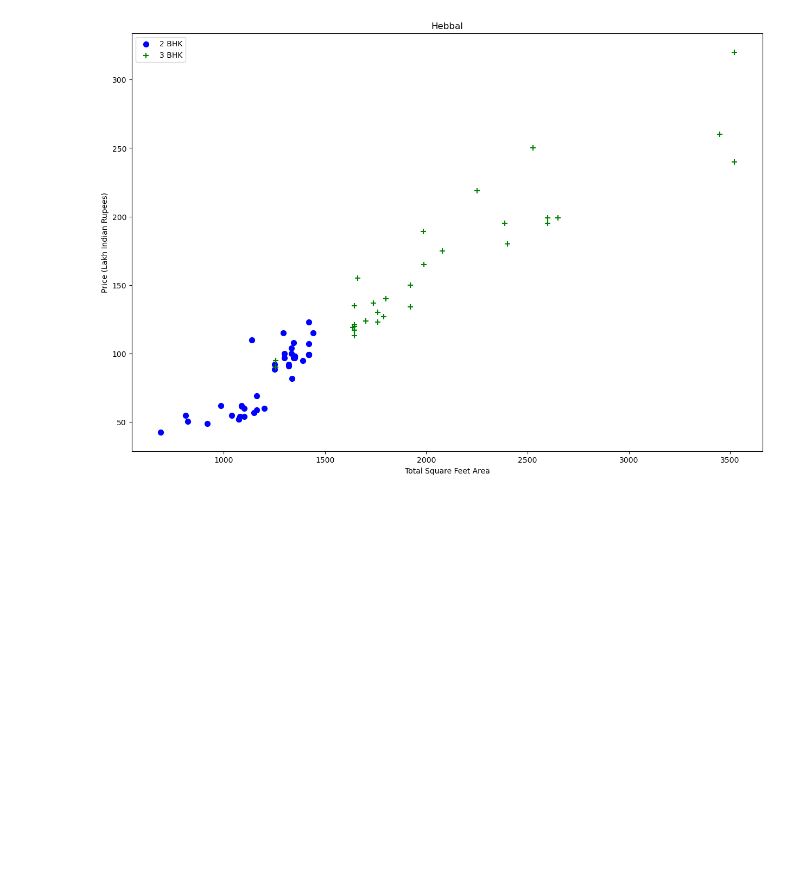
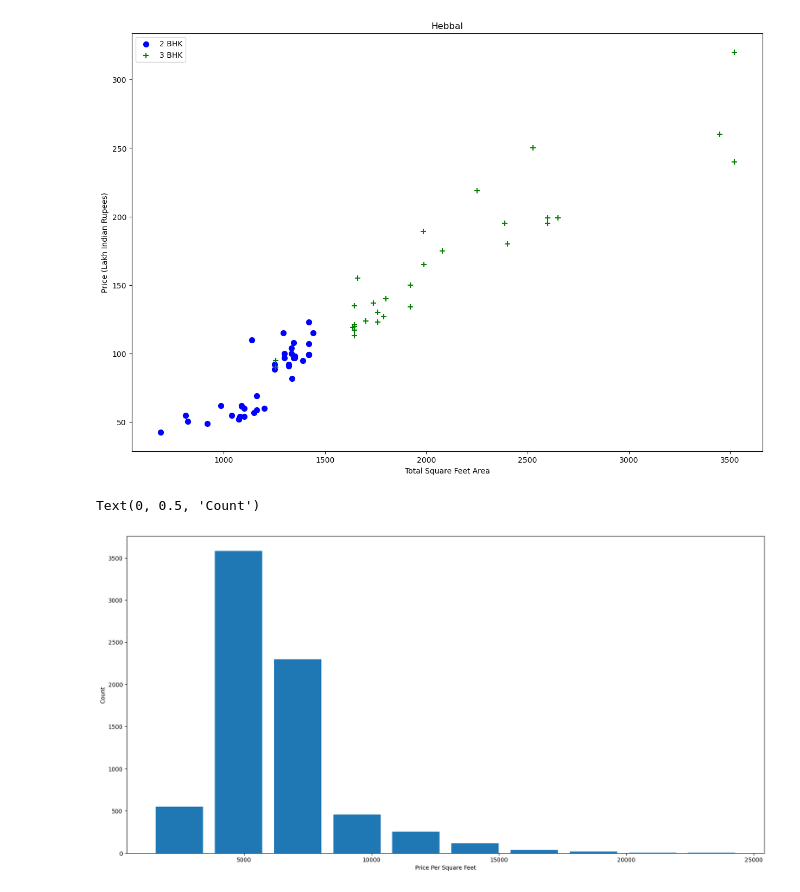
Before and after one commit to aka1sh/realestate, a Jupyter notebook: model/model.ipynb, the cells around one changed output. Saved outputs shown, nothing was run; the diff lists cells and outputs as text; code cells hidden in the pictures; blank space fills up the shorter version.

```diff
--- a/model/model.ipynb
+++ b/model/model.ipynb
@@ -230,3 +230,13 @@ plot_scatter_chart(df8,"Rajaji Nagar")
 plot_scatter_chart(df8,"Hebbal")
 # %% [output]
 [figure]
+# %%
+#plot
+import matplotlib
+matplotlib.rcParams["figure.figsize"] = (20,10)
+plt.hist(df8.price_per_sqft,rwidth=0.8)
+plt.xlabel("Price Per Square Feet")
+plt.ylabel("Count")
+# %% [output]
+Text(0, 0.5, 'Count')
+[figure, added]
```
Also changed, not shown: parts of 2 cells of this notebook.
